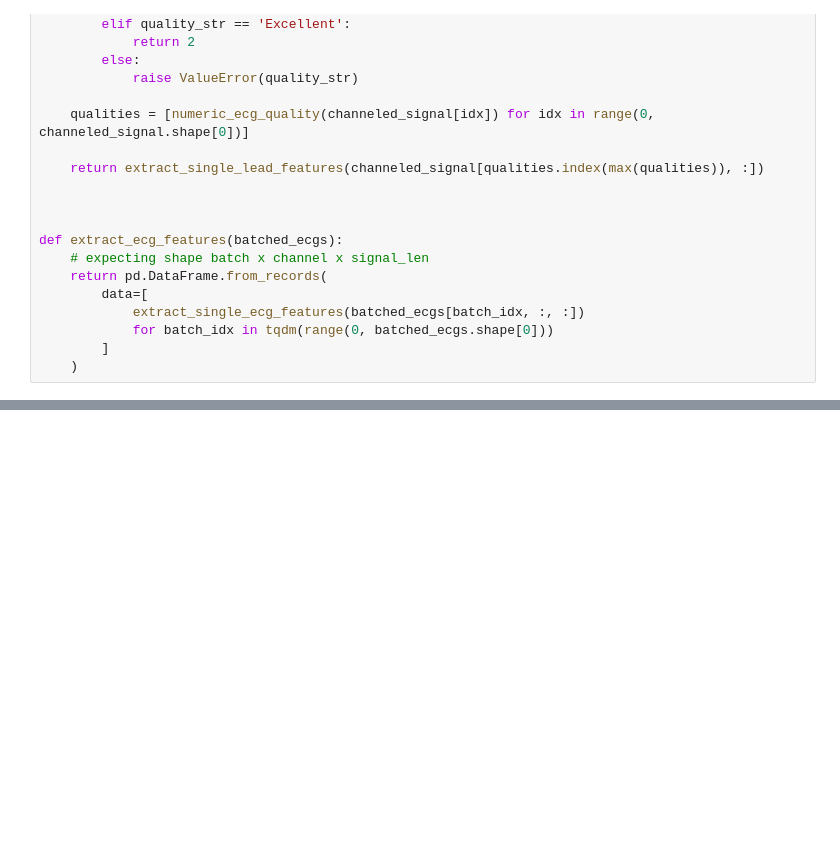
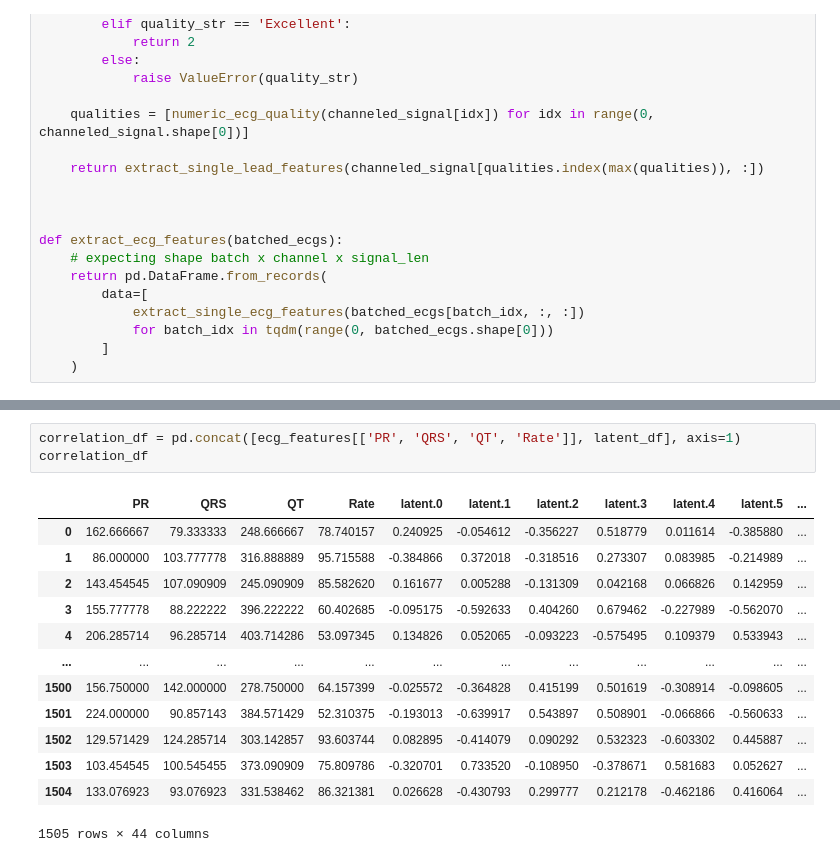
Before and after one commit to isears/ptbxlae, a Jupyter notebook: notebooks/eval_pipeline.ipynb, the cells around one changed output, grey strips where cells are left out. Cells and saved outputs as stored; diff of their text form; blank space fills up the shorter version.

```diff
--- a/notebooks/eval_pipeline.ipynb
+++ b/notebooks/eval_pipeline.ipynb
@@ -325,3 +325,20 @@ ecg_features
 | 1503 | 103.454545 | 100.545455 | 373.090909 | 75.809786 | NaN | NaN |
 | 1504 | 133.076923 | 93.076923 | 331.538462 | 86.321381 | NaN | NaN |
 1505 rows × 6 columns
+# %%
+correlation_df = pd.concat([ecg_features[['PR', 'QRS', 'QT', 'Rate']], latent_df], axis=1)
+correlation_df
+# %% [output]
+|  | PR | QRS | QT | Rate | latent.0 | latent.1 | latent.2 | latent.3 | latent.4 | latent.5 | ... |
+| 0 | 162.666667 | 79.333333 | 248.666667 | 78.740157 | 0.240925 | -0.054612 | -0.356227 | 0.518779 | 0.011614 | -0.385880 | ... |
+| 1 | 86.000000 | 103.777778 | 316.888889 | 95.715588 | -0.384866 | 0.372018 | -0.318516 | 0.273307 | 0.083985 | -0.214989 | ... |
+| 2 | 143.454545 | 107.090909 | 245.090909 | 85.582620 | 0.161677 | 0.005288 | -0.131309 | 0.042168 | 0.066826 | 0.142959 | ... |
+| 3 | 155.777778 | 88.222222 | 396.222222 | 60.402685 | -0.095175 | -0.592633 | 0.404260 | 0.679462 | -0.227989 | -0.562070 | ... |
+| 4 | 206.285714 | 96.285714 | 403.714286 | 53.097345 | 0.134826 | 0.052065 | -0.093223 | -0.575495 | 0.109379 | 0.533943 | ... |
+| ... | ... | ... | ... | ... | ... | ... | ... | ... | ... | ... | ... |
+| 1500 | 156.750000 | 142.000000 | 278.750000 | 64.157399 | -0.025572 | -0.364828 | 0.415199 | 0.501619 | -0.308914 | -0.098605 | ... |
+| 1501 | 224.000000 | 90.857143 | 384.571429 | 52.310375 | -0.193013 | -0.639917 | 0.543897 | 0.508901 | -0.066866 | -0.560633 | ... |
+| 1502 | 129.571429 | 124.285714 | 303.142857 | 93.603744 | 0.082895 | -0.414079 | 0.090292 | 0.532323 | -0.603302 | 0.445887 | ... |
+| 1503 | 103.454545 | 100.545455 | 373.090909 | 75.809786 | -0.320701 | 0.733520 | -0.108950 | -0.378671 | 0.581683 | 0.052627 | ... |
+| 1504 | 133.076923 | 93.076923 | 331.538462 | 86.321381 | 0.026628 | -0.430793 | 0.299777 | 0.212178 | -0.462186 | 0.416064 | ... |
+1505 rows × 44 columns
```
Also changed, not shown: parts of 2 cells of this notebook.
